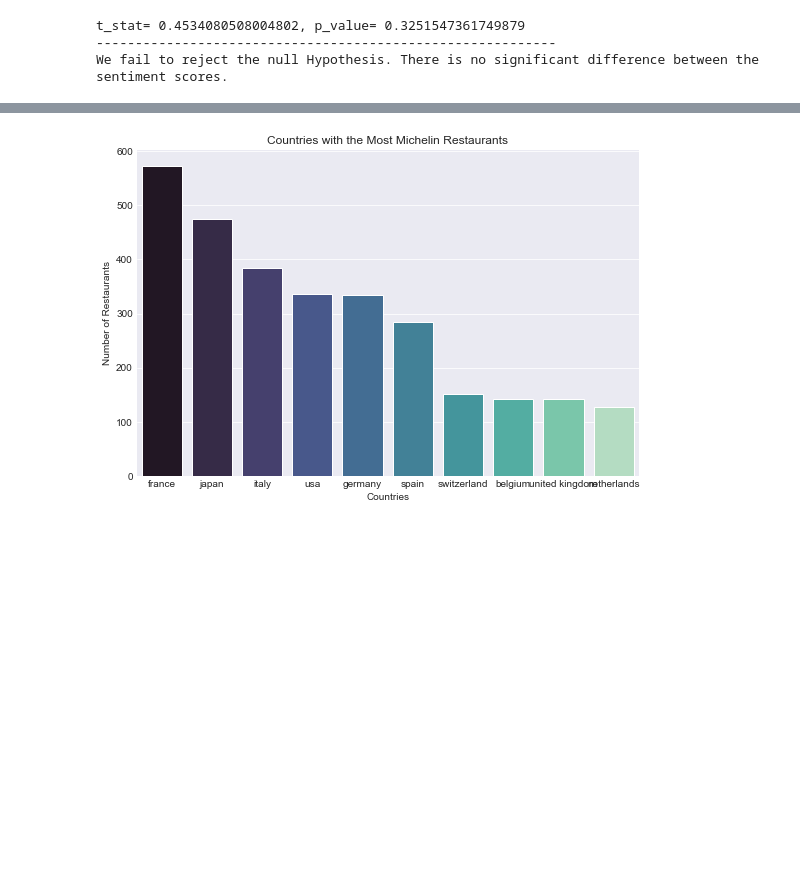
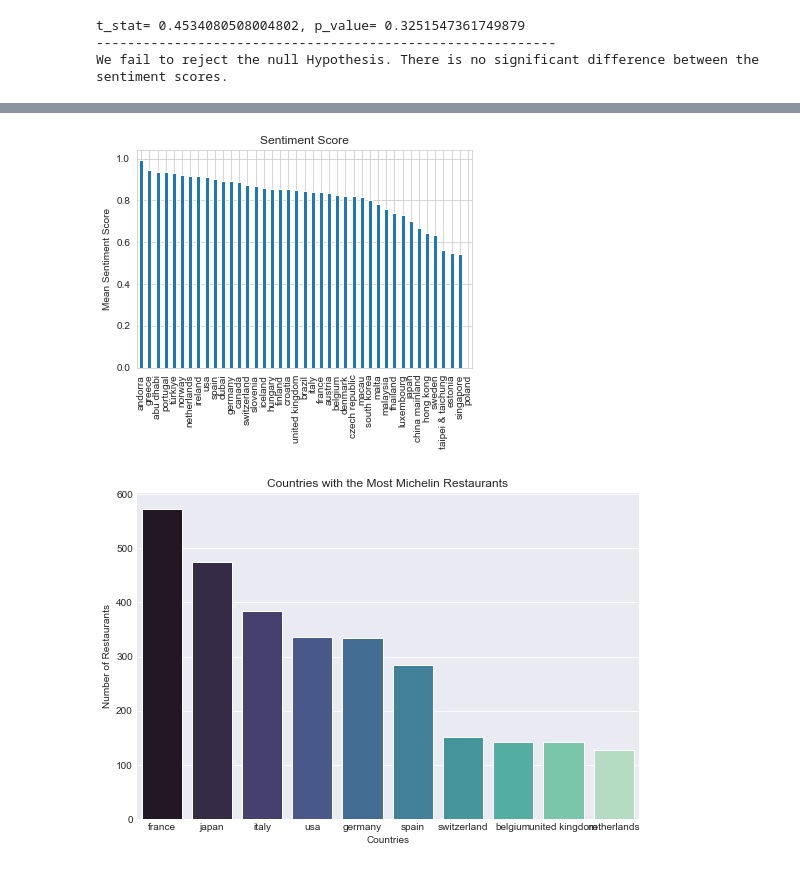
Before and after one commit to CodeupGourmands/Michelin_NLP_Capstone, a Jupyter notebook: drafts.ipynb, the cells around one changed output, grey strips where cells are left out. Saved outputs shown, nothing was run; the diff lists cells and outputs as text; code cells hidden in the pictures; blank space fills up the shorter version.

```diff
--- a/drafts.ipynb
+++ b/drafts.ipynb
@@ -119,3 +110,13 @@ sentiment_scores_bar(train)
+# %%
+def sentiment_country(train):
+    dfg = train.groupby(['country'])['sentiment'].mean().sort_values(ascending= False)
+    #create a bar plot
+    dfg.plot(kind='bar', title='Sentiment Score', ylabel='Mean Sentiment Score',
+         xlabel='',fontsize =10)
+# %%
+sentiment_country(train)
+# %% [output]
+[figure, added]
 # %%
 e.top_10_country_viz(train)
 # %% [output]
```
Also changed, not shown: parts of 7 cells of this notebook, 1 other file.
